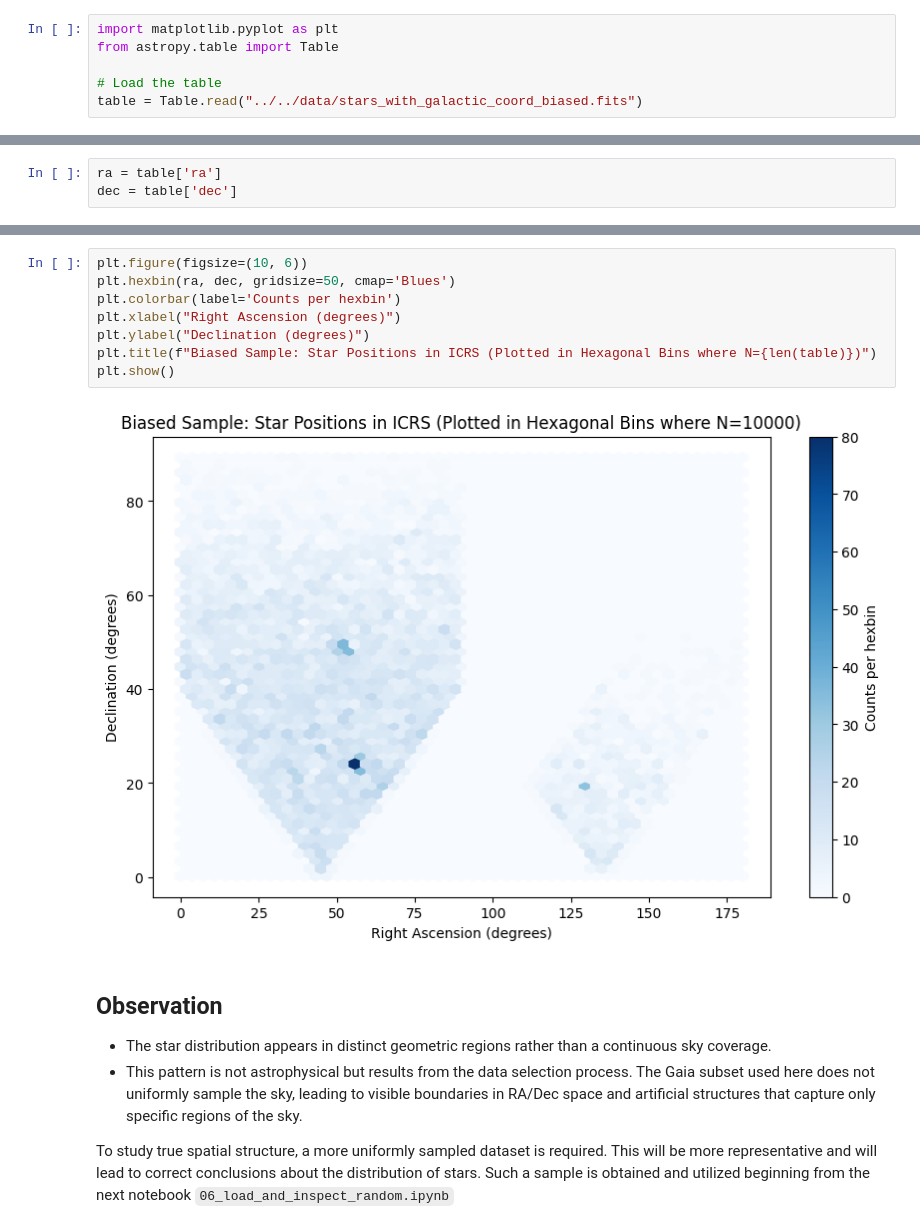
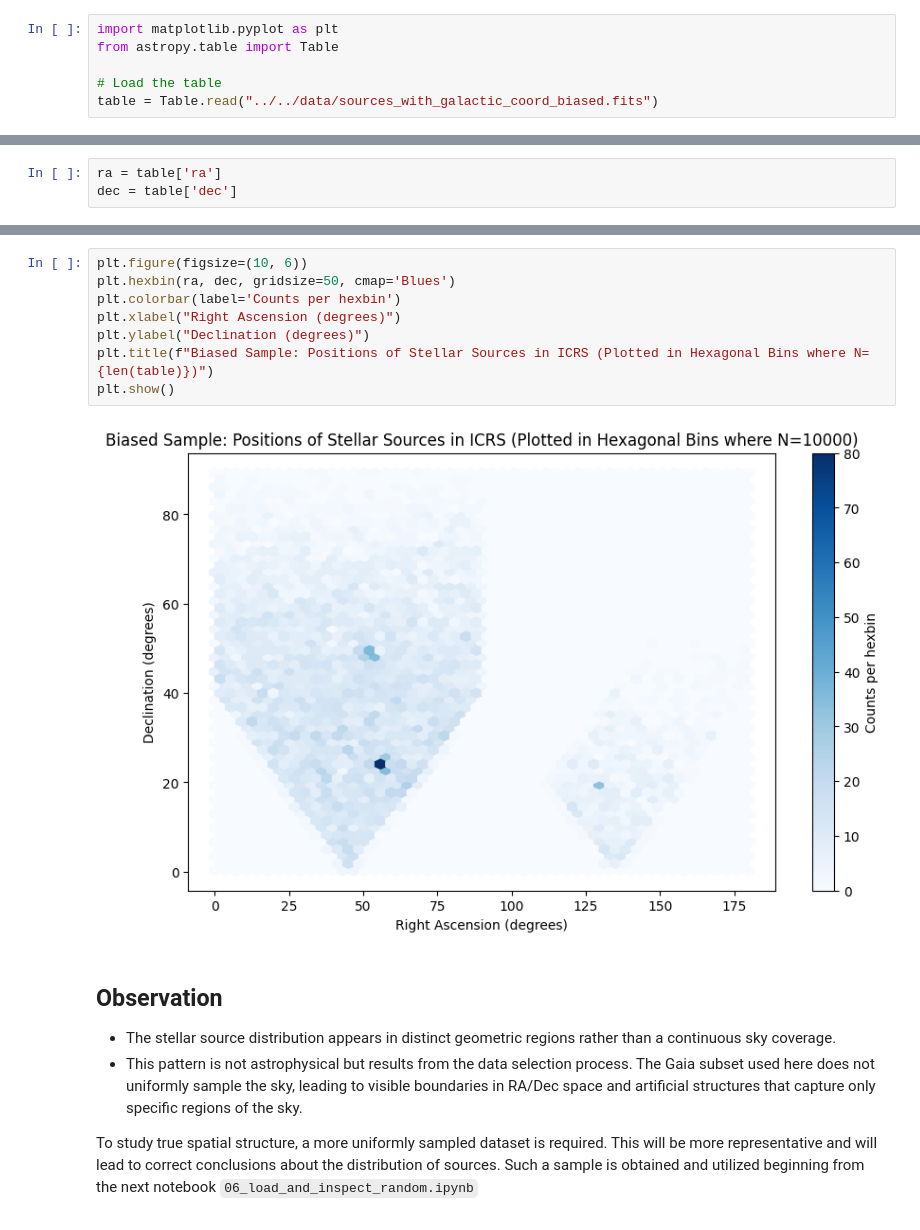
Before and after one commit to ThatDudeJude/stellar_explorer, a Jupyter notebook: notebooks/learning/05_viz_biased.ipynb, the cells around one changed output, grey strips where cells are left out. Saved outputs shown, nothing was run; the diff lists cells and outputs as text.

Commit message:
Updated all notebooks, data files and README

```diff
--- a/notebooks/learning/05_viz_biased.ipynb
+++ b/notebooks/learning/05_viz_biased.ipynb
@@ -32,7 +32,7 @@ import matplotlib.pyplot as plt
 from astropy.table import Table
 
 # Load the table
-table = Table.read("../../data/stars_with_galactic_coord_biased.fits")
+table = Table.read("../../data/sources_with_galactic_coord_biased.fits")
 # %% [markdown]
 Let's check for missing data in the `ra` and `dec` columns
 # %%
@@ -70,17 +70,17 @@ plt.show()
 # %%
 plt.figure(figsize=(10, 6))
 plt.hexbin(ra, dec, gridsize=50, cmap='Blues')
 plt.colorbar(label='Counts per hexbin')
 plt.xlabel("Right Ascension (degrees)")
 plt.ylabel("Declination (degrees)")
-plt.title(f"Biased Sample: Star Positions in ICRS (Plotted in Hexagonal Bins where N={len(table)})")
+plt.title(f"Biased Sample: Positions of Stellar Sources in ICRS (Plotted in Hexagonal Bins where N={len(table)})")
 plt.show()
 # %% [output]
-[figure, old version]
+[figure, new version]
 # %% [markdown]
 ## Observation
-- The star distribution appears in distinct geometric regions rather than a continuous sky coverage.
+- The stellar source distribution appears in distinct geometric regions rather than a continuous sky coverage.
 - This pattern is not astrophysical but results from the data selection process. The Gaia subset used here does not uniformly sample the sky, leading to visible boundaries in RA/Dec space and artificial structures that capture only specific regions of the sky.
 
 
-To study true spatial structure, a more uniformly sampled dataset is required. This will be more representative and will lead to correct conclusions about the distribution of stars. Such a sample is obtained and utilized beginning from the next notebook `06_load_and_inspect_random.ipynb`
+To study true spatial structure, a more uniformly sampled dataset is required. This will be more representative and will lead to correct conclusions about the distribution of sources. Such a sample is obtained and utilized beginning from the next notebook `06_load_and_inspect_random.ipynb`
```
Also changed, not shown: parts of 4 cells of this notebook, 19 other files.
